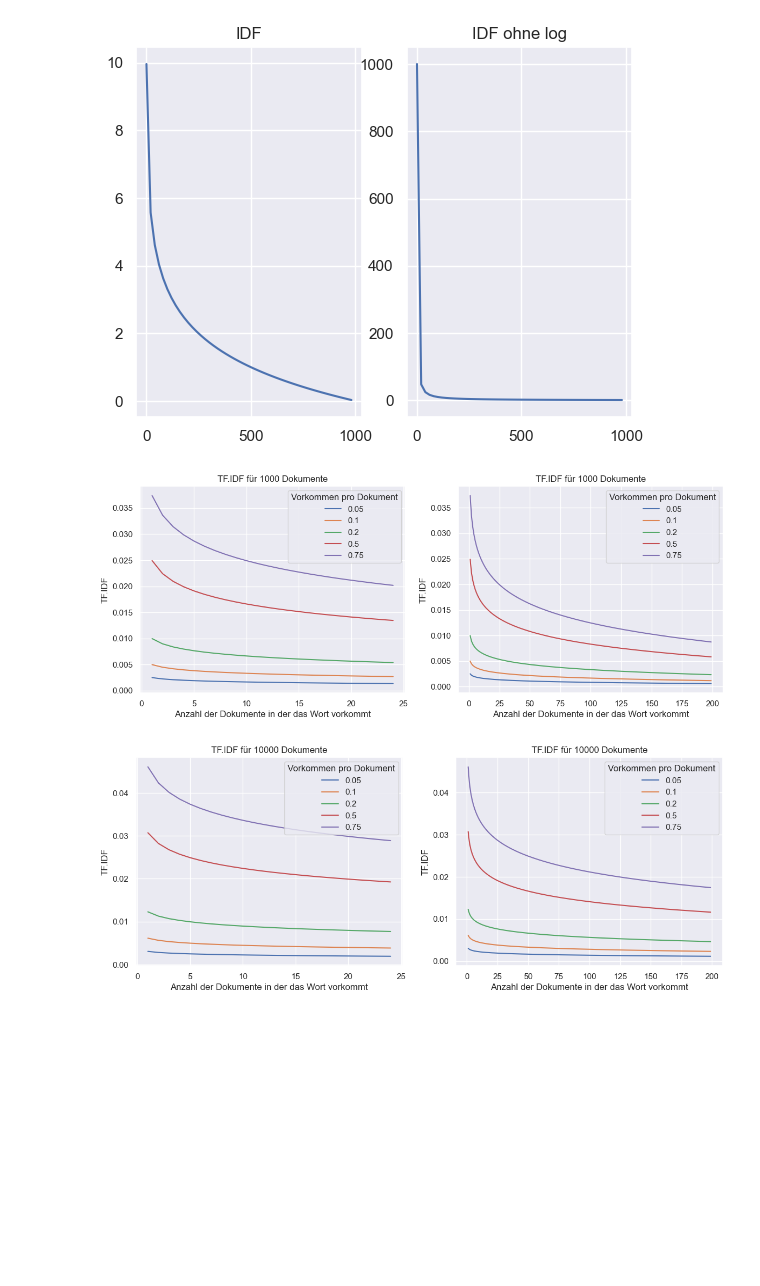
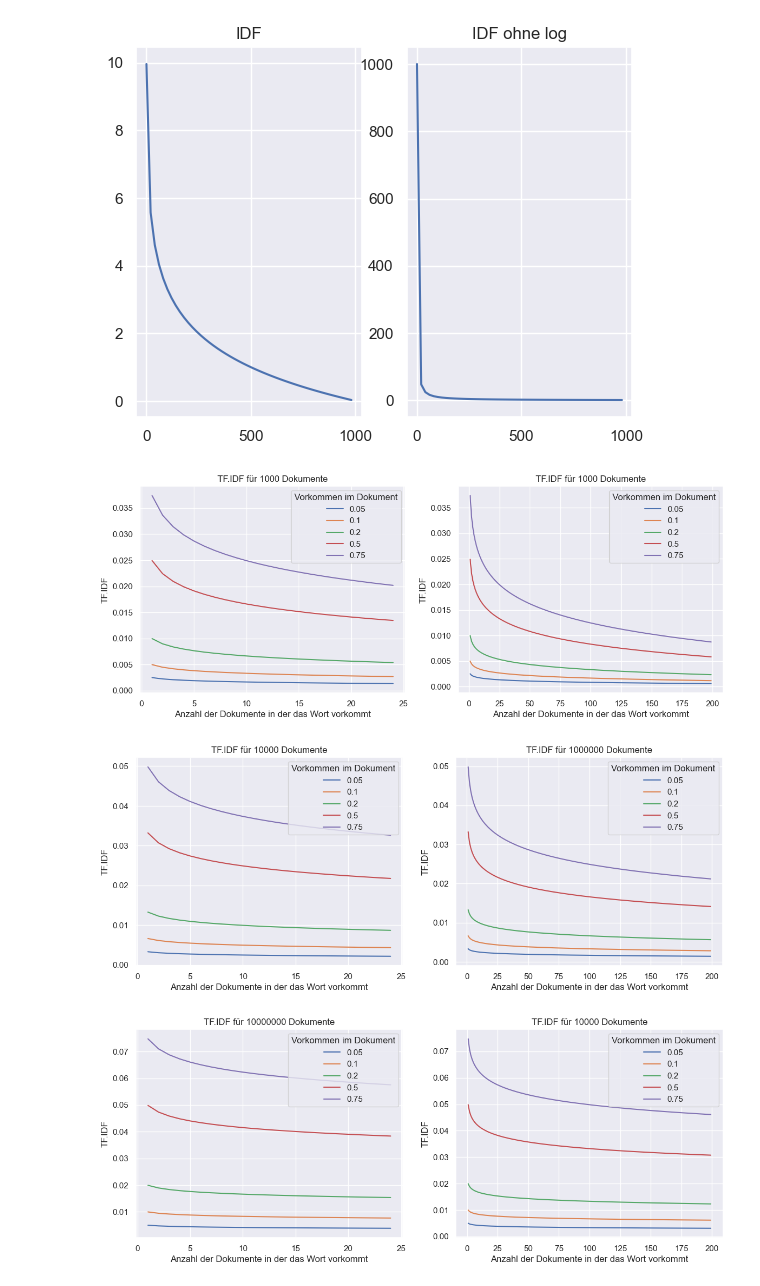
Before and after one commit to Phillus1999/data_science_2, a Jupyter notebook: scripts/TF_IDF.ipynb, the cells around one changed output. Cells and saved outputs as stored; diff of their text form; code cells hidden in the pictures; blank space fills up the shorter version.

```diff
--- a/scripts/TF_IDF.ipynb
+++ b/scripts/TF_IDF.ipynb
@@ -61,7 +61,7 @@ for t in tf:
 
 plt.ylabel('TF.IDF')
 plt.xlabel('Anzahl der Dokumente in der das Wort vorkommt')
-plt.legend(tf , title='Vorkommen pro Dokument')
+plt.legend(tf , title='Vorkommen im Dokument')
 tf_range = np.arange(1, 2000, 1)
 
 
@@ -78,42 +78,77 @@ for t in tf:
 
 plt.ylabel('TF.IDF')
 plt.xlabel('Anzahl der Dokumente in der das Wort vorkommt')
-plt.legend(tf , title='Vorkommen pro Dokument')
+plt.legend(tf , title='Vorkommen im Dokument')
 plt.show()
 
 # for 10000 documents with 5000 words
 fig = plt.figure(figsize=(14, 5))
 doc_freq_range = np.arange(1, 25, 1)
 ax = plt.subplot(1,2,1)
 plt.title('TF.IDF für 10000 Dokumente')
 tf = [0.05, 0.1, 0.2, 0.5, 0.75]
 for t in tf:
     curr_tf_idf = []
     for df in doc_freq_range:
-        curr_tf_idf.append(TF_IDF(t, df, num_docs=5000))
+        curr_tf_idf.append(TF_IDF(t, df, num_docs=10000))
 
     plt.plot(doc_freq_range, curr_tf_idf)
 
 plt.ylabel('TF.IDF')
 plt.xlabel('Anzahl der Dokumente in der das Wort vorkommt')
-plt.legend(tf , title='Vorkommen pro Dokument')
+plt.legend(tf , title='Vorkommen im Dokument')
+
+
+#for 1000000
+doc_freq_range = np.arange(1, 200, 1)
+ax2 = plt.subplot(1,2,2)
+plt.title('TF.IDF für 1000000 Dokumente')
+tf = [0.05, 0.1, 0.2, 0.5, 0.75]
+for t in tf:
+    curr_tf_idf = []
+    for df in doc_freq_range:
+        curr_tf_idf.append(TF_IDF(t, df, num_docs=10000))
+
+    plt.plot(doc_freq_range, curr_tf_idf)
+
+plt.ylabel('TF.IDF')
+plt.xlabel('Anzahl der Dokumente in der das Wort vorkommt')
+plt.legend(tf , title='Vorkommen im Dokument')
+plt.show()
+
+fig = plt.figure(figsize=(14, 5))
+doc_freq_range = np.arange(1, 25, 1)
+ax = plt.subplot(1,2,1)
+plt.title('TF.IDF für 10000000 Dokumente')
+tf = [0.05, 0.1, 0.2, 0.5, 0.75]
+for t in tf:
+    curr_tf_idf = []
+    for df in doc_freq_range:
+        curr_tf_idf.append(TF_IDF(t, df, num_docs=1000000))
+
+    plt.plot(doc_freq_range, curr_tf_idf)
+
+plt.ylabel('TF.IDF')
+plt.xlabel('Anzahl der Dokumente in der das Wort vorkommt')
+plt.legend(tf , title='Vorkommen im Dokument')
 
 
 doc_freq_range = np.arange(1, 200, 1)
 ax2 = plt.subplot(1,2,2)
 plt.title('TF.IDF für 10000 Dokumente')
 tf = [0.05, 0.1, 0.2, 0.5, 0.75]
 for t in tf:
     curr_tf_idf = []
     for df in doc_freq_range:
-        curr_tf_idf.append(TF_IDF(t, df, num_docs=5000))
+        curr_tf_idf.append(TF_IDF(t, df, num_docs=1000000))
 
     plt.plot(doc_freq_range, curr_tf_idf)
 
 plt.ylabel('TF.IDF')
 plt.xlabel('Anzahl der Dokumente in der das Wort vorkommt')
-plt.legend(tf , title='Vorkommen pro Dokument')
+plt.legend(tf , title='Vorkommen im Dokument')
 plt.show()
 # %% [output]
 [figure]
-[figure, old version]
+[figure, new version]
+[figure, added]
```
